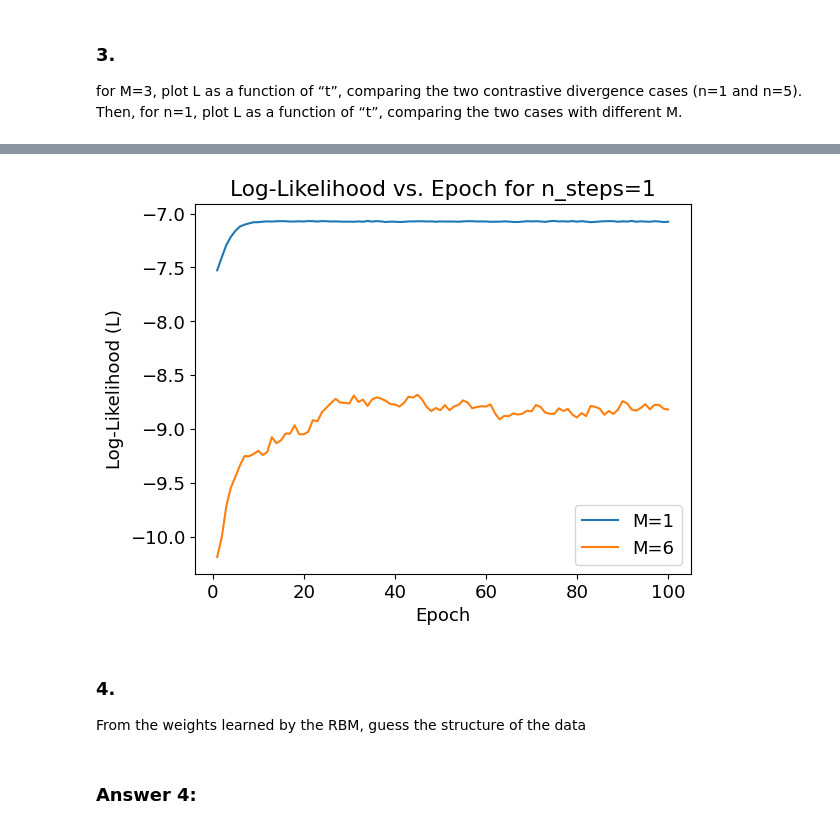
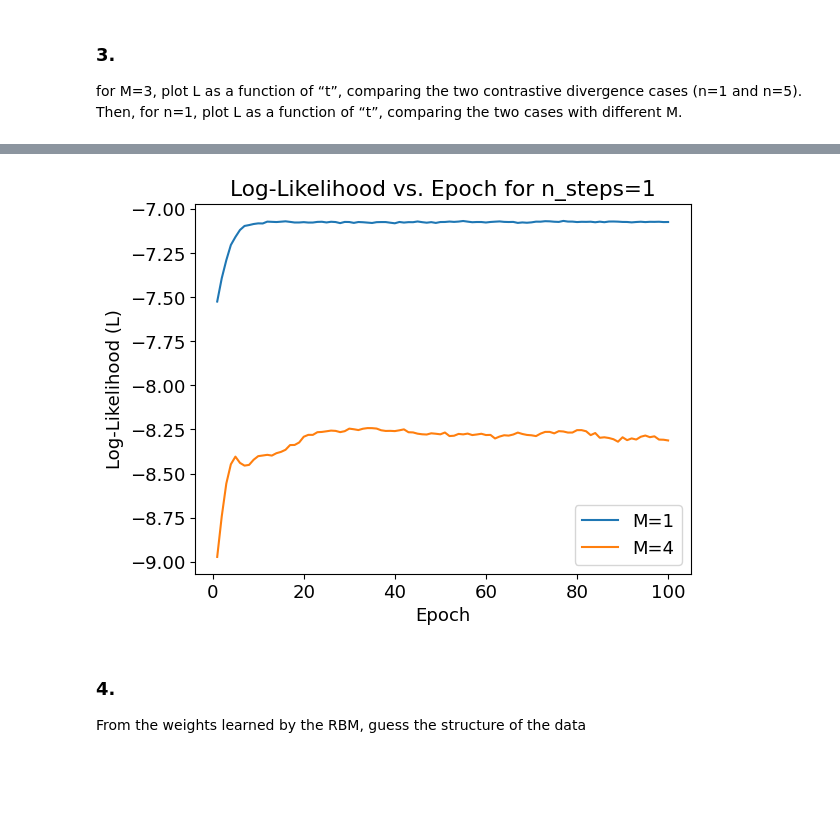
Before and after one commit to Kallo27/LCP_B, a Jupyter notebook: group2405_exercise4.ipynb, the cells around one changed output, grey strips where cells are left out. Drawn from its saved outputs; the diff is of its cells as text; code cells hidden in the pictures; blank space fills up the shorter version.

```diff
--- a/group2405_exercise4.ipynb
+++ b/group2405_exercise4.ipynb
@@ -312,0 +269,10 @@ l_rate =  0.6666666666666671
+# %%
+# Create RBM instance
+rbm = RBM(L, M=3, GAP=1)
+
+# Plot graph
+rbm._initialize_weights()  # Initialize weights
+rbm.train(v, n_steps=5)
+
+# Plot graph after training
+rbm.plot_graph()
@@ -433,3 +286,9 @@ db = [0.02352941 0.00294118 0.02058824]
+# %%
+log_likelihoods = []
+for epoch in range(100):
+    rbm.train(v, n_epochs=1, n_steps=5)
+    ll = rbm._log_likelihood(v)
+    log_likelihoods.append(ll)
 # %%
 # Plot log likelihood vs. epoch
 plt.plot(range(len(log_likelihoods)), log_likelihoods)
@@ -708,13 +304,0 @@ class RBM:
-# %%
-# Create RBM instance
-rbm = RBM(L, M, GAP)
-
-# Plot graph
-rbm._initialize_weights()  # Initialize weights
-rbm.plot_graph()
-
-# Example usage: train RBM
-rbm.train(v)
-
-# Plot graph after training
-rbm.plot_graph()
@@ -893,37 +363,35 @@ plt.show()
 # %%
 # Initialize RBM with different M
 rbm_m1 = RBM(L=10, M=1, GAP=1.0)
-rbm_m6 = RBM(L=10, M=6, GAP=1.0)
+rbm_m4 = RBM(L=10, M=4, GAP=1.0)
 rbm_m1._initialize_weights()
-rbm_m6._initialize_weights()
+rbm_m4._initialize_weights()
 
 # Train RBM with M=1
 log_likelihoods_m1 = []
 for epoch in range(100):
     rbm_m1.train(v, n_epochs=1, n_steps=1)
     ll_m1 = rbm_m1._log_likelihood(v)
     log_likelihoods_m1.append(ll_m1)
 
-# Train RBM with M=6
-log_likelihoods_m6 = []
+# Train RBM with M=4
+log_likelihoods_m4 = []
 for epoch in range(100):
-    rbm_m6.train(v, n_epochs=1, n_steps=1)
-    ll_m6 = rbm_m6._log_likelihood(v)
-    log_likelihoods_m6.append(ll_m6)
+    rbm_m4.train(v, n_epochs=1, n_steps=1)
+    ll_m4 = rbm_m4._log_likelihood(v)
+    log_likelihoods_m4.append(ll_m4)
 
 # Plot log-likelihood as a function of epoch number
 epochs = range(1, len(log_likelihoods_n1) + 1)
 plt.plot(epochs, log_likelihoods_m1, label='M=1')
-plt.plot(epochs, log_likelihoods_m6, label='M=6')
+plt.plot(epochs, log_likelihoods_m4, label='M=4')
 plt.xlabel('Epoch')
 plt.ylabel('Log-Likelihood (L)')
 plt.title('Log-Likelihood vs. Epoch for n_steps=1')
 plt.legend()
 plt.show()
 # %% [output]
-[figure, old version]
+[figure, new version]
 # %% [markdown]
 ### 4\.
 From the weights learned by the RBM, guess the structure of the data
-# %% [markdown]
-### Answer 4:
```
Also changed, not shown: parts of 19 cells of this notebook.
